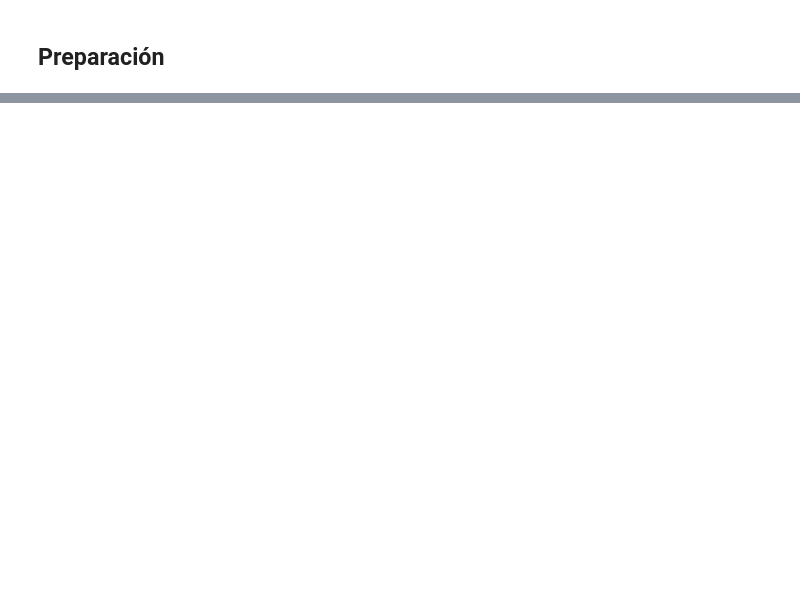
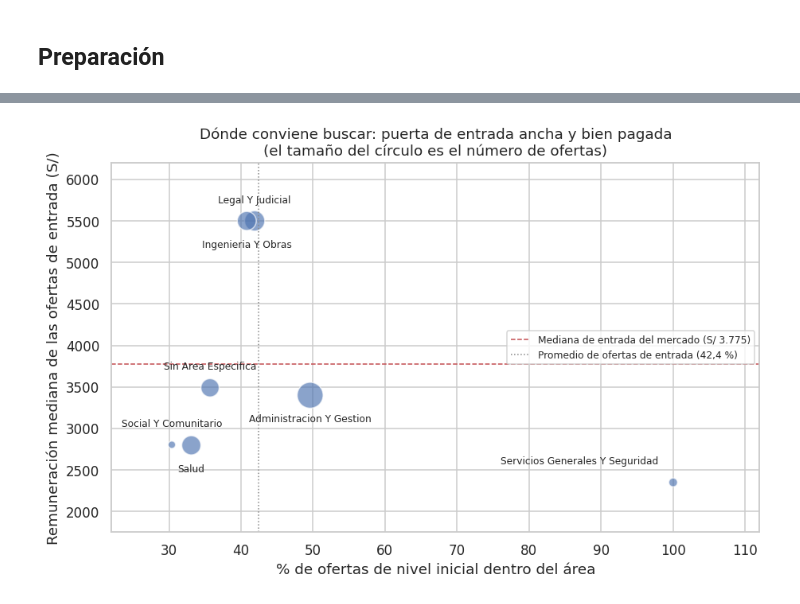
Before and after one commit to JaimeRamosT/Preprocesamiento-de-datos-y-Data-Analytics-Product, a Jupyter notebook: notebooks/05_analisis_exploratorio.ipynb, the cells around one changed output, grey strips where cells are left out. Cells and saved outputs as stored; diff of their text form; code cells hidden in the pictures; blank space fills up the shorter version.

```diff
--- a/notebooks/05_analisis_exploratorio.ipynb
+++ b/notebooks/05_analisis_exploratorio.ipynb
@@ -72,0 +186,11 @@ Responder a cada objetivo actualizado y reflexionar sobre las limitaciones del p
+# %%
+area = (df.groupby("area_funcional")
+          .agg(ofertas=("id_oferta_hash", "size"),
+               pct_inicial=("es_nivel_inicial", "mean"),
+               mediana_general=("remuneracion_pen", "median")))
+area["mediana_inicial"] = (df[df["es_nivel_inicial"] == 1]
+                           .groupby("area_funcional")["remuneracion_pen"].median())
+area["pct_inicial"] = (area["pct_inicial"] * 100).round(1)
+area = area.sort_values("ofertas", ascending=False)
+area[["mediana_general", "mediana_inicial"]] = area[["mediana_general", "mediana_inicial"]].round(0)
+area
@@ -72,0 +210,30 @@ Responder a cada objetivo actualizado y reflexionar sobre las limitaciones del p
+# %%
+grandes = area[area["ofertas"] >= 20]
+
+fig, ax = plt.subplots(figsize=(8.5, 5.5))
+ax.scatter(grandes["pct_inicial"], grandes["mediana_inicial"],
+           s=grandes["ofertas"] * 1.6, color=AZUL, alpha=0.65, edgecolor="white")
+# Etiquetas alternando arriba/abajo para que no se superpongan
+orden = grandes.sort_values("pct_inicial")
+for i, (nombre, fila) in enumerate(orden.iterrows()):
+    dy = 15 if i % 2 == 0 else -22
+    ha = "right" if fila["pct_inicial"] > 90 else "center"
+    dx = -12 if ha == "right" else 0
+    ax.annotate(nombre.title(), (fila["pct_inicial"], fila["mediana_inicial"]),
+                textcoords="offset points", xytext=(dx, dy), ha=ha, fontsize=8)
+ax.axhline(df.loc[df["es_nivel_inicial"] == 1, "remuneracion_pen"].median(),
+           color=ROJO, linestyle="--", linewidth=1,
+           label="Mediana de entrada del mercado (S/ 3.775)")
+ax.axvline(df["es_nivel_inicial"].mean() * 100, color="#888", linestyle=":", linewidth=1,
+           label="Promedio de ofertas de entrada (42,4 %)")
+ax.set_xlabel("% de ofertas de nivel inicial dentro del área")
+ax.set_ylabel("Remuneración mediana de las ofertas de entrada (S/)")
+ax.set_title("Dónde conviene buscar: puerta de entrada ancha y bien pagada\n(el tamaño del círculo es el número de ofertas)")
+ax.set_xlim(22, 112)
+ax.set_ylim(grandes["mediana_inicial"].min() - 600, grandes["mediana_inicial"].max() + 700)
+ax.legend(loc="center right", fontsize=8)
+plt.tight_layout()
+guardar_figura("05_oportunidad_por_area")
+plt.show()
+# %% [output]
+[figure, added]
```
Also changed, not shown: parts of 63 cells of this notebook.
